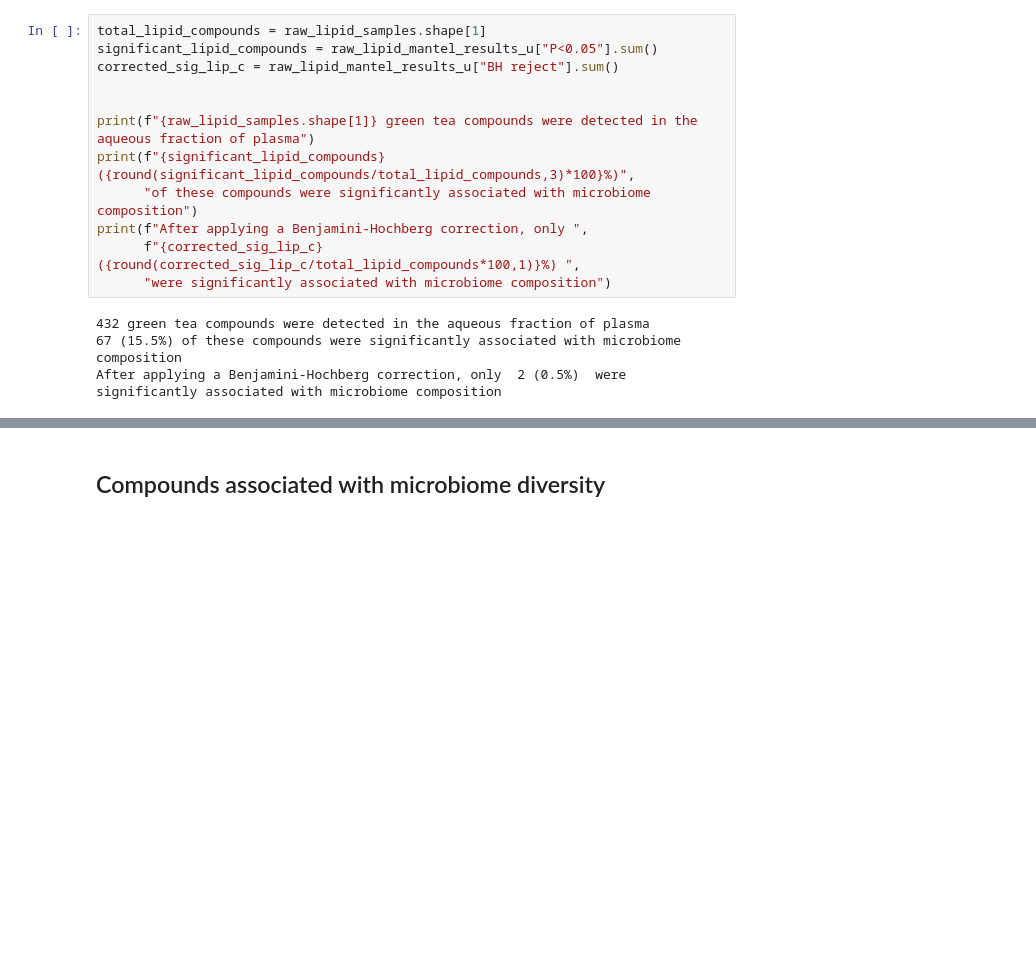
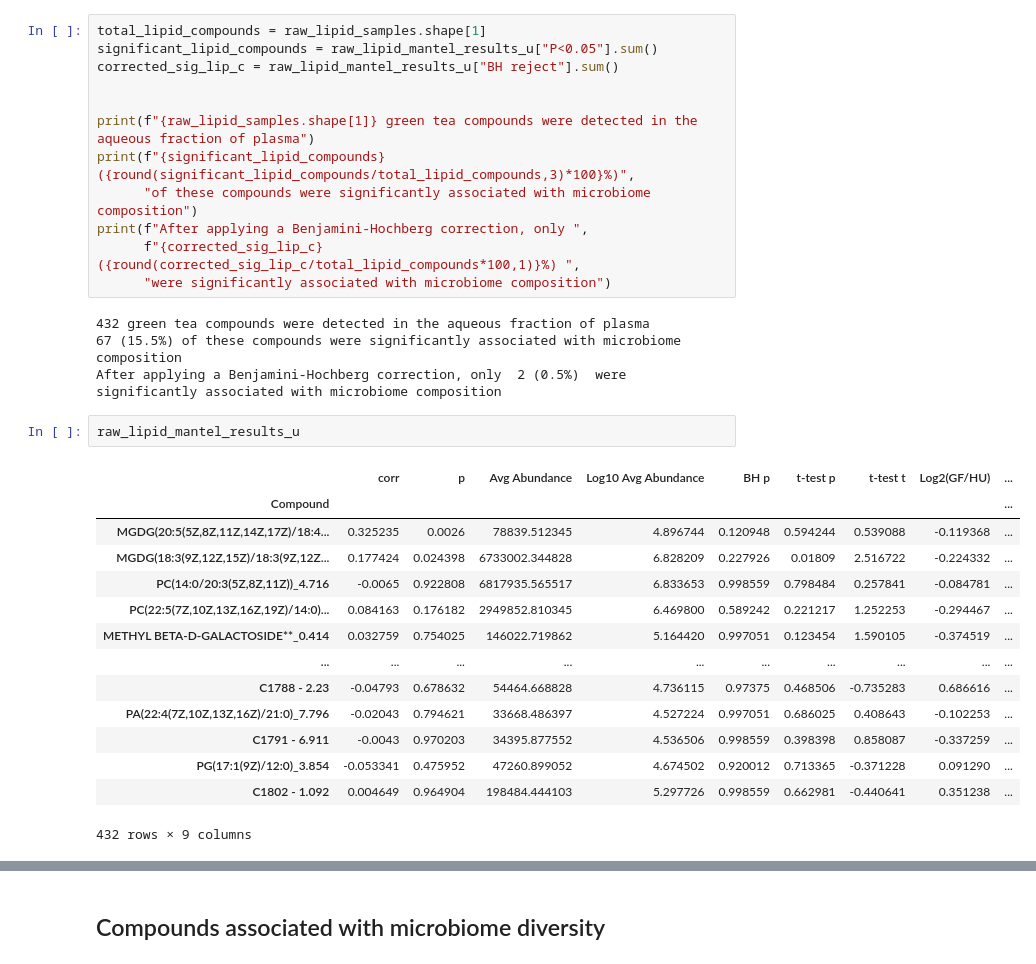
Before and after one commit to sterrettJD/GT-micro-metabo, a Jupyter notebook: analysis/GT_in_plasma.ipynb, the cells around one changed output, grey strips where cells are left out. Cells and saved outputs as stored; diff of their text form; blank space fills up the shorter version.

```diff
--- a/analysis/GT_in_plasma.ipynb
+++ b/analysis/GT_in_plasma.ipynb
@@ -987,3 +992,20 @@ print(f"After applying a Benjamini-Hochberg correction, only ",
 432 green tea compounds were detected in the aqueous fraction of plasma
 67 (15.5%) of these compounds were significantly associated with microbiome composition
 After applying a Benjamini-Hochberg correction, only  2 (0.5%)  were significantly associated with microbiome composition
+# %%
+raw_lipid_mantel_results_u
+# %% [output]
+|  | corr | p | Avg Abundance | Log10 Avg Abundance | BH p | t-test p | t-test t | Log2(GF/HU) | ... |
+| Compound |  |  |  |  |  |  |  |  | ... |
+| MGDG(20:5(5Z,8Z,11Z,14Z,17Z)/18:4... | 0.325235 | 0.0026 | 78839.512345 | 4.896744 | 0.120948 | 0.594244 | 0.539088 | -0.119368 | ... |
+| MGDG(18:3(9Z,12Z,15Z)/18:3(9Z,12Z... | 0.177424 | 0.024398 | 6733002.344828 | 6.828209 | 0.227926 | 0.01809 | 2.516722 | -0.224332 | ... |
+| PC(14:0/20:3(5Z,8Z,11Z))_4.716 | -0.0065 | 0.922808 | 6817935.565517 | 6.833653 | 0.998559 | 0.798484 | 0.257841 | -0.084781 | ... |
+| PC(22:5(7Z,10Z,13Z,16Z,19Z)/14:0)... | 0.084163 | 0.176182 | 2949852.810345 | 6.469800 | 0.589242 | 0.221217 | 1.252253 | -0.294467 | ... |
+| METHYL BETA-D-GALACTOSIDE**_0.414 | 0.032759 | 0.754025 | 146022.719862 | 5.164420 | 0.997051 | 0.123454 | 1.590105 | -0.374519 | ... |
+| ... | ... | ... | ... | ... | ... | ... | ... | ... | ... |
+| C1788 - 2.23 | -0.04793 | 0.678632 | 54464.668828 | 4.736115 | 0.97375 | 0.468506 | -0.735283 | 0.686616 | ... |
+| PA(22:4(7Z,10Z,13Z,16Z)/21:0)_7.796 | -0.02043 | 0.794621 | 33668.486397 | 4.527224 | 0.997051 | 0.686025 | 0.408643 | -0.102253 | ... |
+| C1791 - 6.911 | -0.0043 | 0.970203 | 34395.877552 | 4.536506 | 0.998559 | 0.398398 | 0.858087 | -0.337259 | ... |
+| PG(17:1(9Z)/12:0)_3.854 | -0.053341 | 0.475952 | 47260.899052 | 4.674502 | 0.920012 | 0.713365 | -0.371228 | 0.091290 | ... |
+| C1802 - 1.092 | 0.004649 | 0.964904 | 198484.444103 | 5.297726 | 0.998559 | 0.662981 | -0.440641 | 0.351238 | ... |
+432 rows × 9 columns
```
Also changed, not shown: parts of 14 cells of this notebook.
